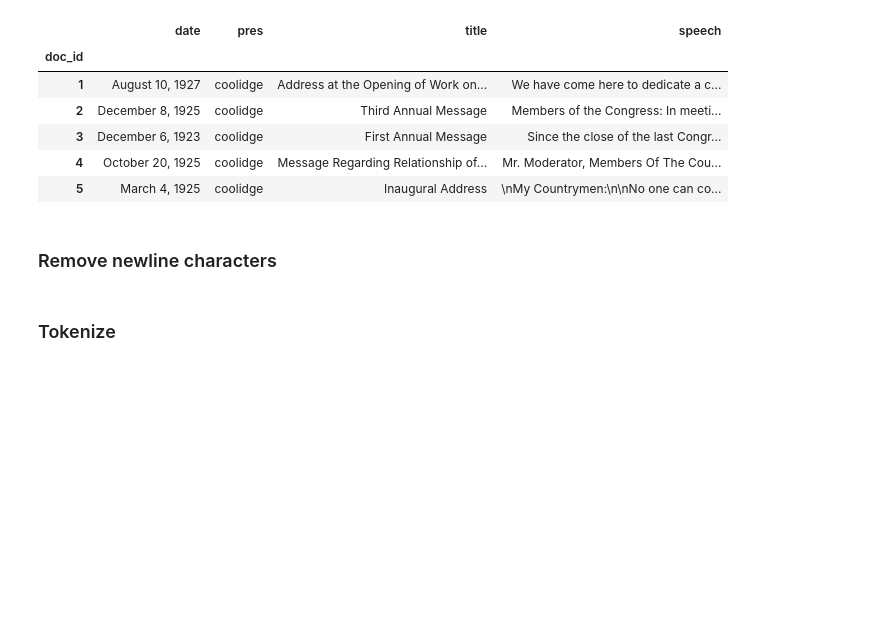
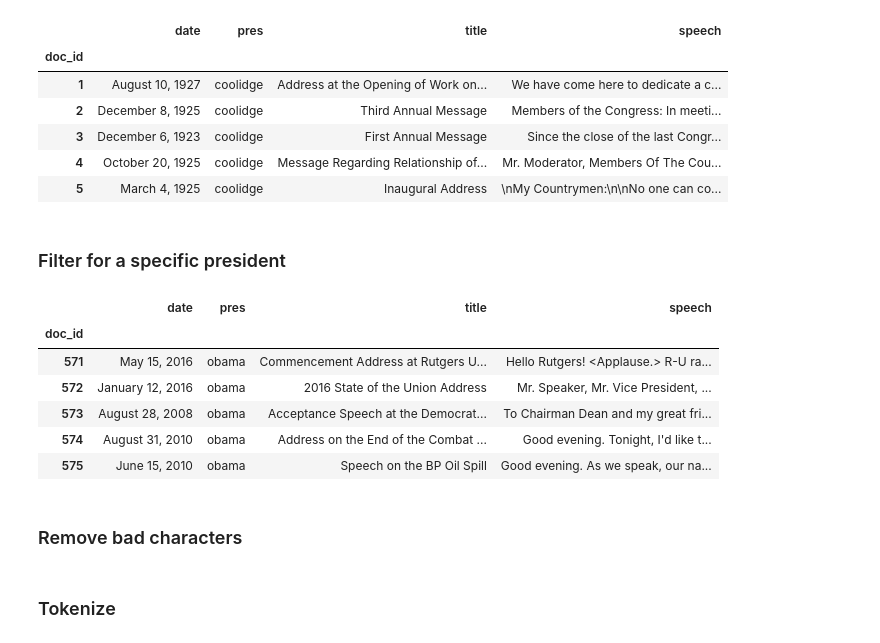
Before and after one commit to li-william/POTUS-speech-analysis, a Jupyter notebook: TopicModel.ipynb, the cells around one changed output. Drawn from its saved outputs; the diff is of its cells as text; code cells hidden in the pictures; blank space fills up the shorter version.

```diff
--- a/TopicModel.ipynb
+++ b/TopicModel.ipynb
@@ -47,3 +44,8 @@ docs = pd.DataFrame(columns=COLUMNS)
+# %%
+COLUMNS=['doc_id','date','pres','title','speech']
+df = pd.DataFrame(columns=COLUMNS)
+PRES = 'obama'
+pres_list = "adams arthur bharrison buchanan bush carter cleveland clinton coolidge eisenhower fdroosevelt fillmore ford garfield grant gwbush harding harrison hayes hoover jackson jefferson johnson jqadams kennedy lbjohnson lincoln madison mckinley monroe nixon obama pierce polk reagan roosevelt taft taylor truman tyler vanburen washington wilson".split()
 # %%
 import os
 import re
@@ -62,10 +64,10 @@ for filename in os.listdir('./speeches'):
         obj['speech']= "".join(temp[2:])
 
         obj = pd.DataFrame(obj, index=[0])
-        docs = docs.append(obj, ignore_index=True)
+        df = df.append(obj, ignore_index=True)
         _id += 1
-docs = docs.set_index("doc_id")
-docs.head()
+df = df.set_index("doc_id")
+df.head()
 # %% [output]
 |  | date | pres | title | speech |
 | doc_id |  |  |  |  |
@@ -74,8 +76,21 @@ docs.head()
 | 3 | December 6, 1923 | coolidge | First Annual Message | Since the close of the last Congr... |
 | 4 | October 20, 1925 | coolidge | Message Regarding Relationship of... | Mr. Moderator, Members Of The Cou... |
 | 5 | March 4, 1925 | coolidge | Inaugural Address | \nMy Countrymen:\n\nNo one can co... |
+# %% [markdown]
+### Filter for a specific president
+# %%
+docs = df[df['pres'] == PRES]
+docs.head()
+# %% [output]
+|  | date | pres | title | speech |
+| doc_id |  |  |  |  |
+| 571 | May 15, 2016 | obama | Commencement Address at Rutgers U... | Hello Rutgers! <Applause.> R-U ra... |
+| 572 | January 12, 2016 | obama | 2016 State of the Union Address | Mr. Speaker, Mr. Vice President, ... |
+| 573 | August 28, 2008 | obama | Acceptance Speech at the Democrat... | To Chairman Dean and my great fri... |
+| 574 | August 31, 2010 | obama | Address on the End of the Combat ... | Good evening. Tonight, I'd like t... |
+| 575 | June 15, 2010 | obama | Speech on the BP Oil Spill | Good evening. As we speak, our na... |
 # %% [markdown]
-### Remove newline characters
+### Remove bad characters
 # %%
 data = docs.speech.values.tolist()
 data = [re.sub('\n+', ' ', sent) for sent in data]
```
Also changed, not shown: parts of 13 cells of this notebook, 5 other files.
